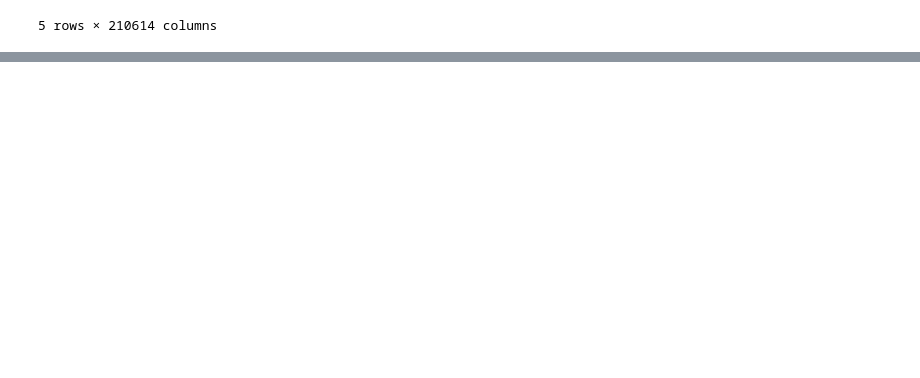
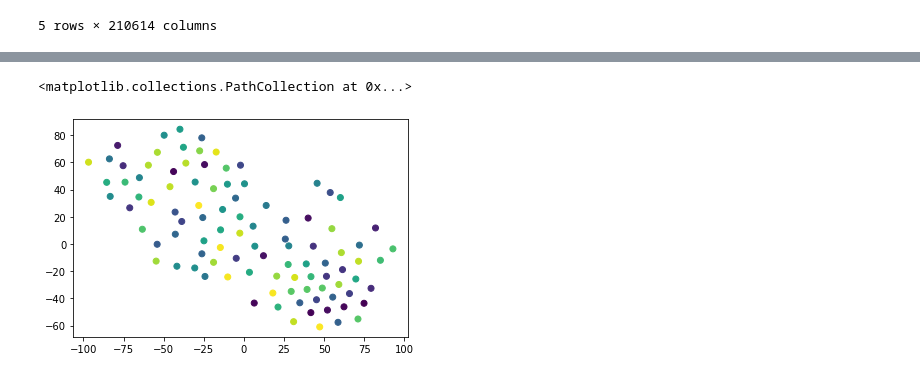
Before and after one commit to tschwebke/Capstone-Project, a Jupyter notebook: capstone.ipynb, the cells around one changed output, grey strips where cells are left out. Drawn from its saved outputs; the diff is of its cells as text; code cells hidden in the pictures; blank space fills up the shorter version.

```diff
--- a/capstone.ipynb
+++ b/capstone.ipynb
@@ -57,0 +183,4 @@ imm_counts_df.head()
+# %%
+geneColumns = set(epi_sample.columns) - set(['CELL TYPE','TYPE','group','numeric','numeric.1','group.1','group.2','group.3','group.4'])
+geneDf = epi_sample[list(geneColumns)]
+geneDf.head()
@@ -57,0 +195,3 @@ imm_counts_df.head()
+# %%
+tsneAxes = tsneMod.fit_transform(geneDf)
+tsneAxes
@@ -57,0 +216,3 @@ imm_counts_df.head()
+# %%
+epi_sample[['TSNE1','TSNE2']] = tsneAxes
+epi_sample.head()
@@ -57,0 +227,3 @@ imm_counts_df.head()
+# %%
+epi_sample = pd.merge(epi_sample, cellTypes, on='CELL TYPE', how='left')
+epi_sample.head()
@@ -57,0 +238,6 @@ imm_counts_df.head()
+# %%
+fig,ax = plt.subplots()
+ax.scatter(epi_sample['TSNE1'],epi_sample['TSNE2'],c=epi_sample['index'])
+# %% [output]
+<matplotlib.collections.PathCollection at 0x...>
+[figure, added]
```
Also changed, not shown: parts of 32 cells of this notebook.
